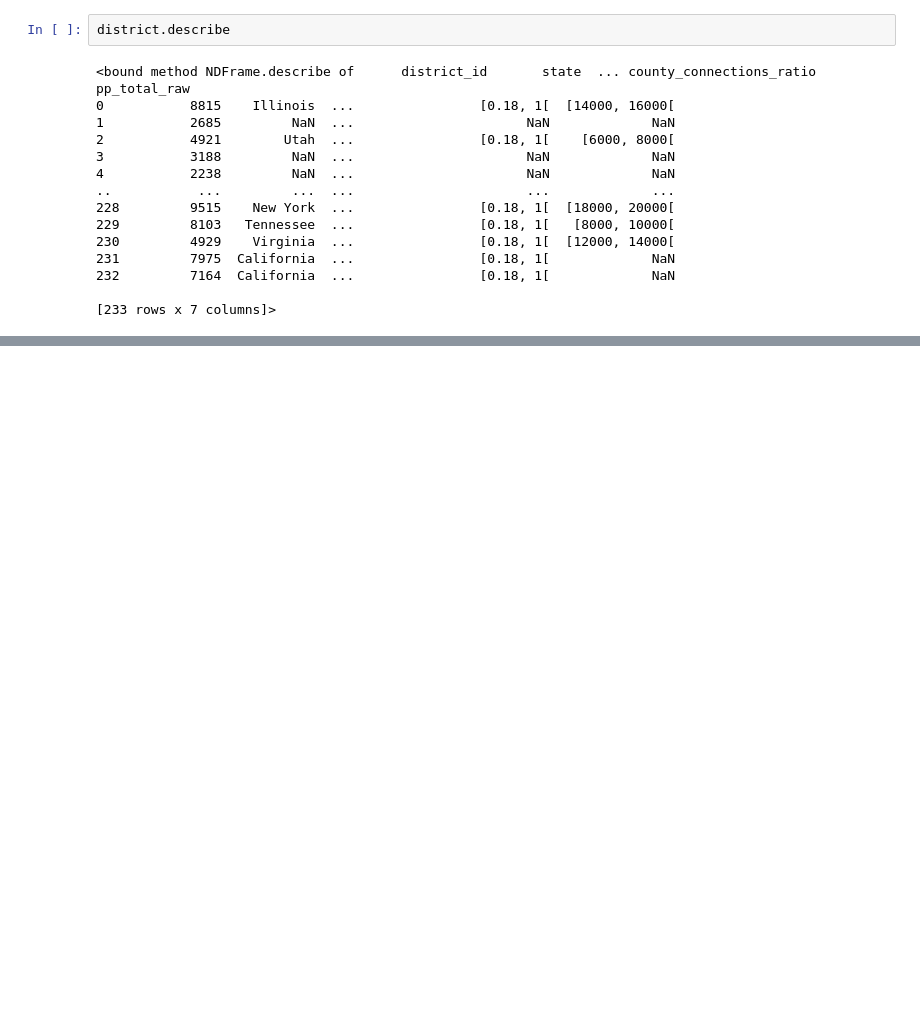
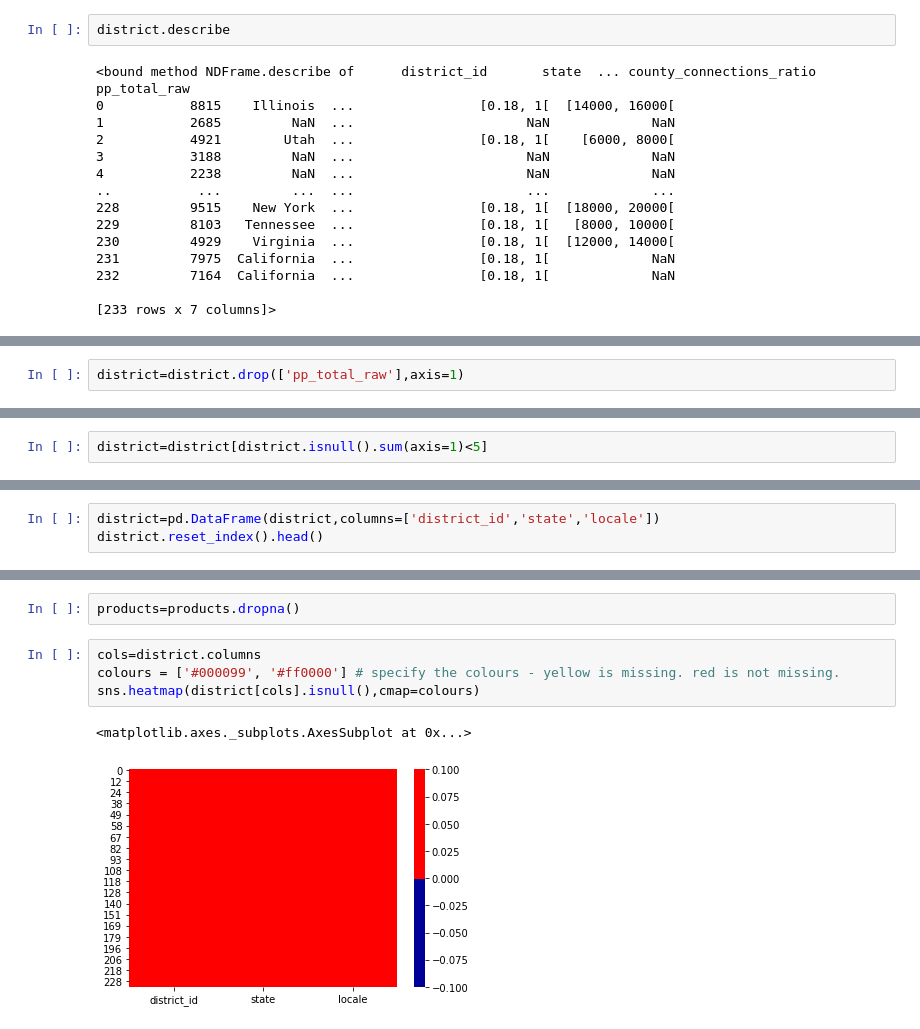
Before and after one commit to rajn5181/LearnPlatform-COVID-19-Impact-on-Digital-Learning, a Jupyter notebook: LearnPlatform COVID-19 Impact on Digital Learning.ipynb, the cells around one changed output, grey strips where cells are left out. Saved outputs shown, nothing was run; the diff lists cells and outputs as text; blank space fills up the shorter version.

```diff
--- a/LearnPlatform COVID-19 Impact on Digital Learning.ipynb
+++ b/LearnPlatform COVID-19 Impact on Digital Learning.ipynb
@@ -83,0 +92,2 @@ dtype: int64
+# %%
+district=district.drop(['pp_total_raw'],axis=1)
@@ -83,0 +217,2 @@ dtype: int64
+# %%
+district=district[district.isnull().sum(axis=1)<5]
@@ -83,0 +240,3 @@ dtype: int64
+# %%
+district=pd.DataFrame(district,columns=['district_id','state','locale'])
+district.reset_index().head()
@@ -83,0 +260,9 @@ dtype: int64
+# %%
+products=products.dropna()
+# %%
+cols=district.columns
+colours = ['#000099', '#ff0000'] # specify the colours - yellow is missing. red is not missing.
+sns.heatmap(district[cols].isnull(),cmap=colours)
+# %% [output]
+<matplotlib.axes._subplots.AxesSubplot at 0x...>
+[figure, added]
```
Also changed, not shown: parts of 24 cells of this notebook.
